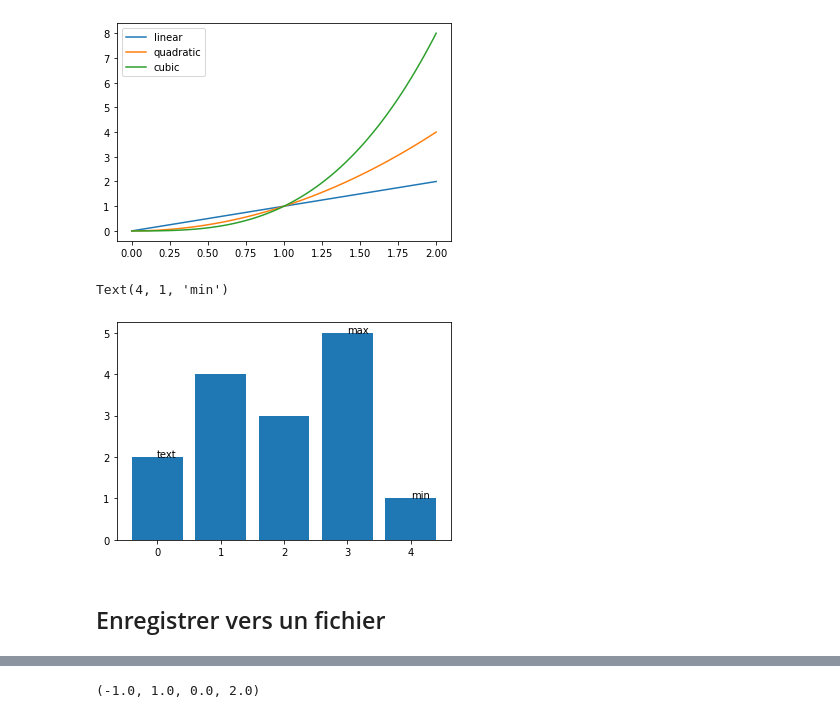
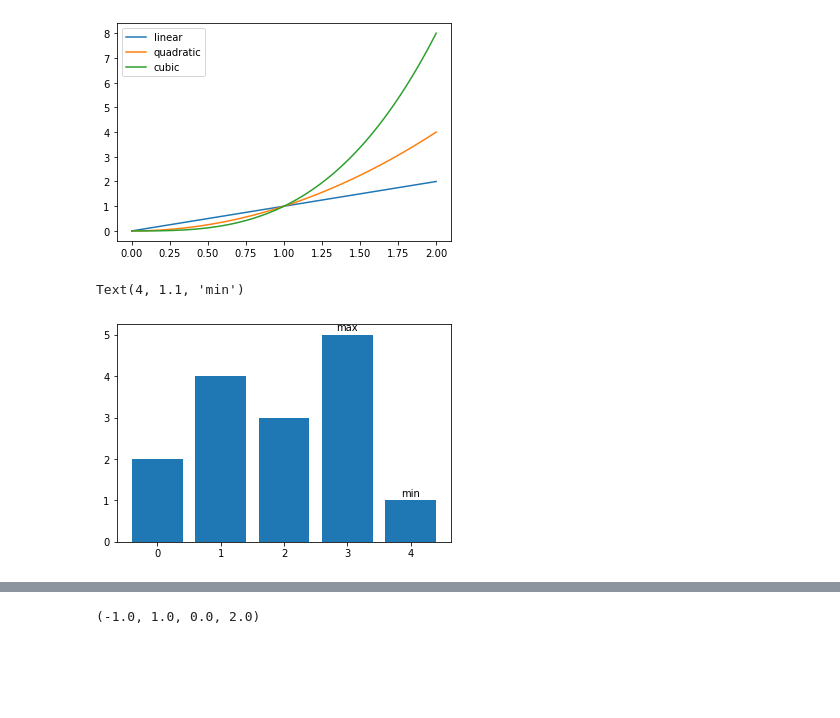
Before and after one commit to rasql/edunum, a Jupyter notebook: doc/plot/text.ipynb, the cells around one changed output, grey strips where cells are left out. Cells and saved outputs as stored; diff of their text form; code cells hidden in the pictures; blank space fills up the shorter version.

```diff
--- a/doc/plot/text.ipynb
+++ b/doc/plot/text.ipynb
@@ -94,12 +82,9 @@ plt.legend();
 # %%
 x = range(5)
 y = [2, 4, 3, 5, 1]
 plt.bar(x, y)
-plt.text(0, 2, 'text')
-plt.text(3, 5, 'max')
-plt.text(4, 1, 'min')
+plt.text(3, 5.1, 'max', ha='center')
+plt.text(4, 1.1, 'min', ha='center')
 # %% [output]
-Text(4, 1, 'min')
+Text(4, 1.1, 'min')
-[figure, old version]
+[figure, new version]
-# %% [markdown]
-## Enregistrer vers un fichier
```
Also changed, not shown: parts of 39 cells of this notebook, 9 other files.
